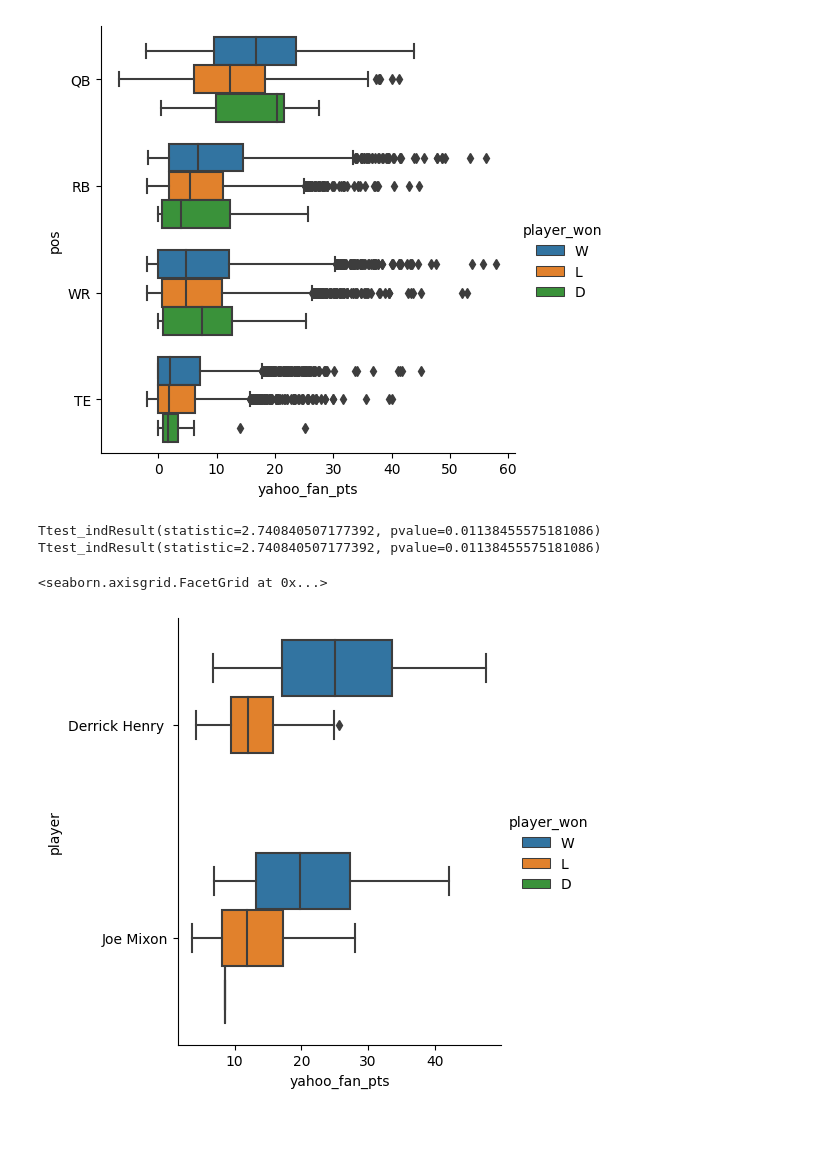
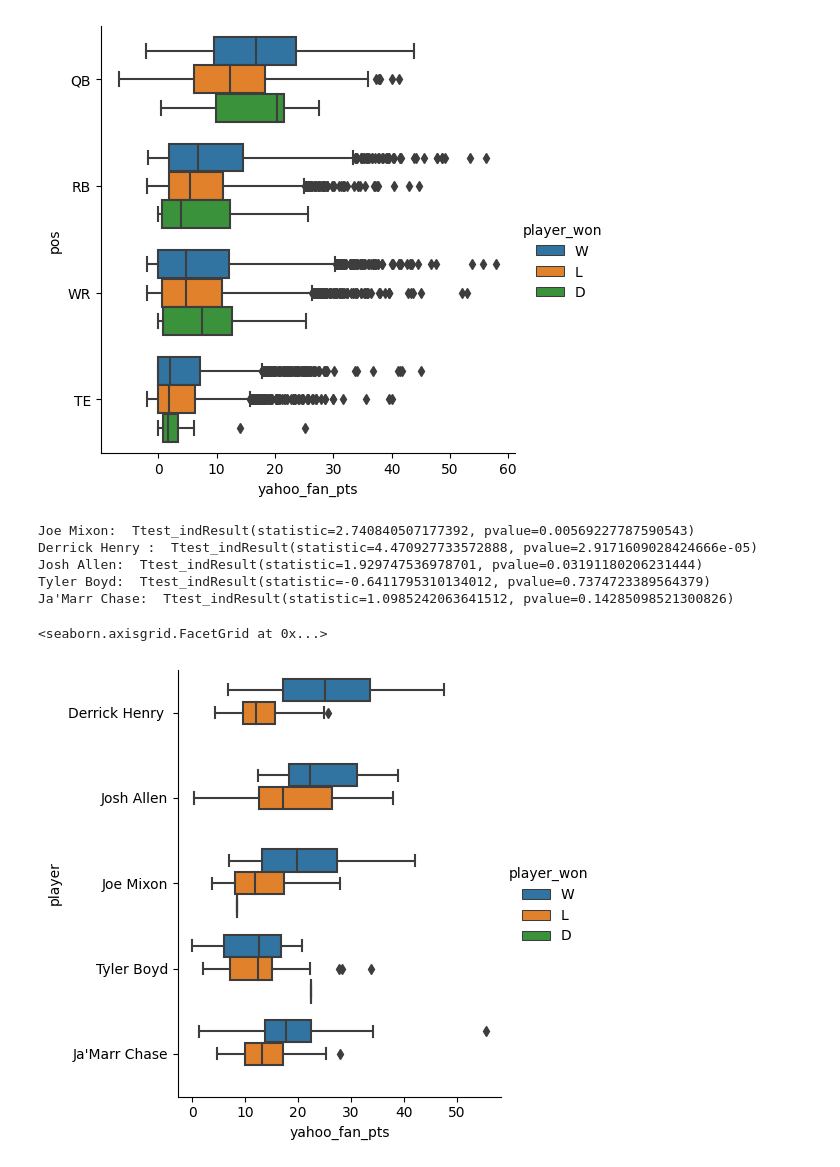
Before and after one commit to rbtessier/nfl-analysis, a Jupyter notebook: nfl_fantasy_eda.ipynb, the cells around one changed output. Saved outputs shown, nothing was run; the diff lists cells and outputs as text; code cells hidden in the pictures; blank space fills up the shorter version.

```diff
--- a/nfl_fantasy_eda.ipynb
+++ b/nfl_fantasy_eda.ipynb
@@ -253,14 +259,17 @@ sns.catplot(data = off_stats[off_stats['pos'].isin(positions)], x = 'yahoo_fan_p
 <seaborn.axisgrid.FacetGrid at 0x...>
 [figure]
 # %%
-loss_underperformers = ['Joe Mixon', 'Derrick Henry ']
+loss_underperformers = ['Joe Mixon', 'Derrick Henry ', 'Josh Allen', 'Tyler Boyd', "Ja'Marr Chase"]
 #welch's t-test on underperformers
 for player in loss_underperformers:
-    print(ttest_ind(off_stats[np.logical_and(off_stats['player'] == player, off_stats['player_won'] == 'W' )]['yahoo_fan_pts'], off_stats[np.logical_and(off_stats['player'] == player, off_stats['player_won'] == 'L' )]['yahoo_fan_pts'], equal_var = False))
+    print("{}: ".format(player),ttest_ind(off_stats[np.logical_and(off_stats['player'] == player, off_stats['player_won'] == 'W' )]['yahoo_fan_pts'], off_stats[np.logical_and(off_stats['player'] == player, off_stats['player_won'] == 'L' )]['yahoo_fan_pts'], equal_var = False, alternative = 'greater'))
 
 sns.catplot(data = off_stats[off_stats['player'].isin(loss_underperformers)], x = 'yahoo_fan_pts', y = 'player', hue = 'player_won', kind = 'box')
 # %% [output]
-Ttest_indResult(statistic=2.740840507177392, pvalue=0.01138455575181086)
-Ttest_indResult(statistic=2.740840507177392, pvalue=0.01138455575181086)
+Joe Mixon:  Ttest_indResult(statistic=2.740840507177392, pvalue=0.00569227787590543)
+Derrick Henry :  Ttest_indResult(statistic=4.470927733572888, pvalue=2.9171609028424666e-05)
+Josh Allen:  Ttest_indResult(statistic=1.929747536978701, pvalue=0.03191180206231444)
+Tyler Boyd:  Ttest_indResult(statistic=-0.6411795310134012, pvalue=0.7374723389564379)
+Ja'Marr Chase:  Ttest_indResult(statistic=1.0985242063641512, pvalue=0.14285098521300826)
 <seaborn.axisgrid.FacetGrid at 0x...>
-[figure, old version]
+[figure, new version]
```
Also changed, not shown: parts of 14 cells of this notebook.
